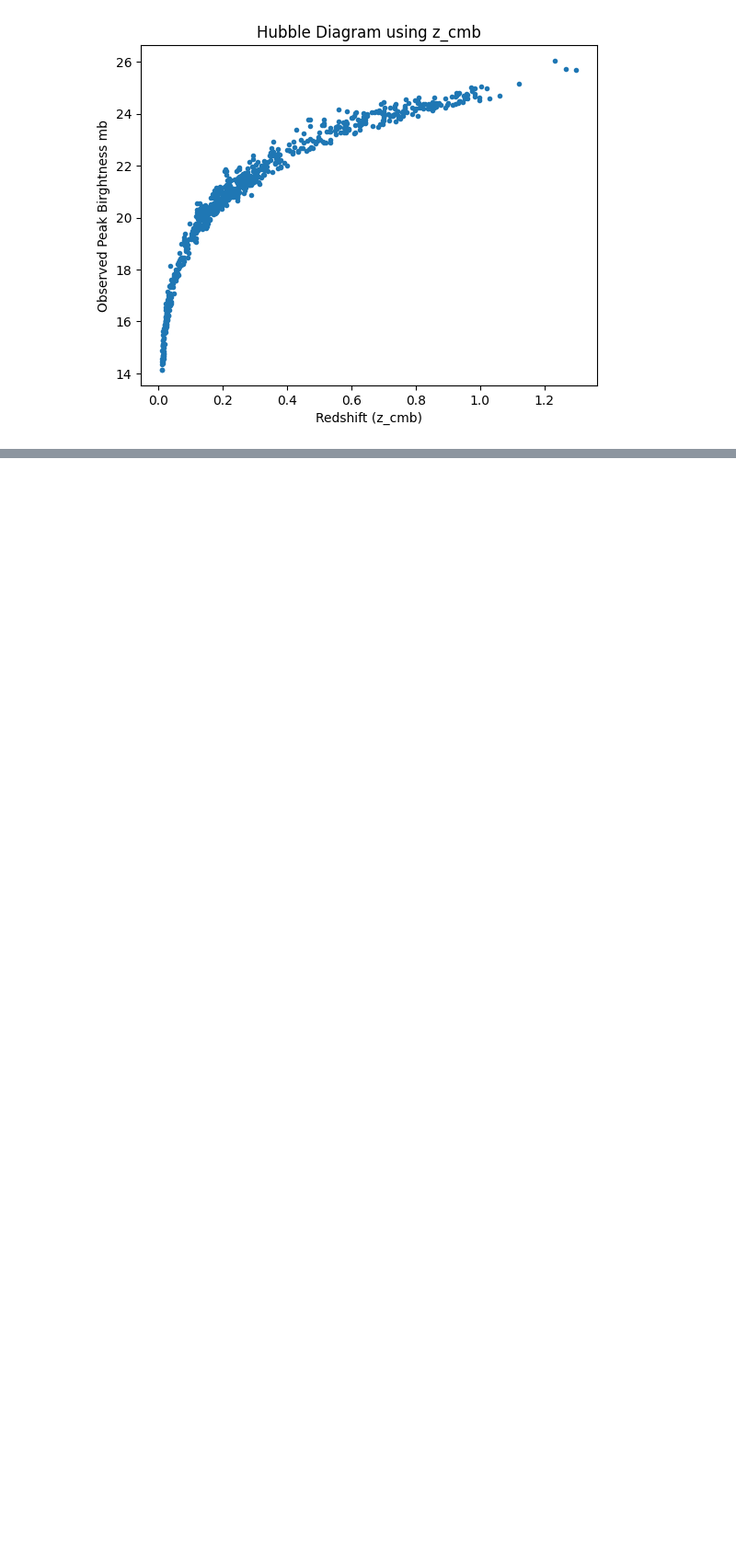
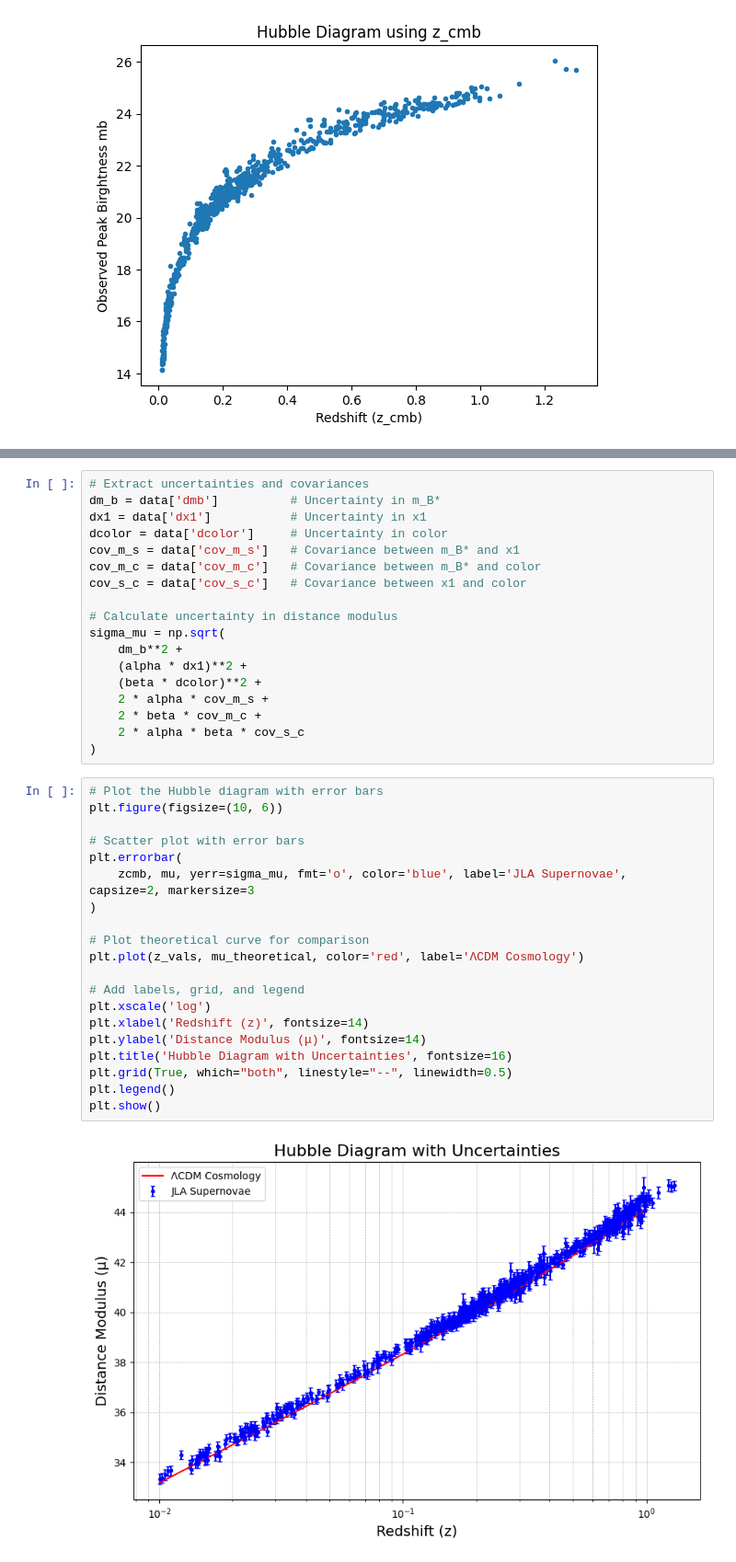
Before and after one commit to chernya4/astr_prac, a Jupyter notebook: SDSS_practice.ipynb, the cells around one changed output, grey strips where cells are left out. Shown: that part at 92% size. Cells and saved outputs as stored; diff of their text form; blank space fills up the shorter version.

```diff
--- a/SDSS_practice.ipynb
+++ b/SDSS_practice.ipynb
@@ -335,0 +372,40 @@ plt.show()
+# %%
+# Extract uncertainties and covariances
+dm_b = data['dmb']          # Uncertainty in m_B*
+dx1 = data['dx1']           # Uncertainty in x1
+dcolor = data['dcolor']     # Uncertainty in color
+cov_m_s = data['cov_m_s']   # Covariance between m_B* and x1
+cov_m_c = data['cov_m_c']   # Covariance between m_B* and color
+cov_s_c = data['cov_s_c']   # Covariance between x1 and color
+
+# Calculate uncertainty in distance modulus
+sigma_mu = np.sqrt(
+    dm_b**2 +
+    (alpha * dx1)**2 +
+    (beta * dcolor)**2 +
+    2 * alpha * cov_m_s +
+    2 * beta * cov_m_c +
+    2 * alpha * beta * cov_s_c
+)
+# %%
+# Plot the Hubble diagram with error bars
+plt.figure(figsize=(10, 6))
+
+# Scatter plot with error bars
+plt.errorbar(
+    zcmb, mu, yerr=sigma_mu, fmt='o', color='blue', label='JLA Supernovae', capsize=2, markersize=3
+)
+
+# Plot theoretical curve for comparison
+plt.plot(z_vals, mu_theoretical, color='red', label='ΛCDM Cosmology')
+
+# Add labels, grid, and legend
+plt.xscale('log')
+plt.xlabel('Redshift (z)', fontsize=14)
+plt.ylabel('Distance Modulus (μ)', fontsize=14)
+plt.title('Hubble Diagram with Uncertainties', fontsize=16)
+plt.grid(True, which="both", linestyle="--", linewidth=0.5)
+plt.legend()
+plt.show()
+# %% [output]
+[figure, added]
```
Also changed, not shown: parts of 5 cells of this notebook, 4 other files.
